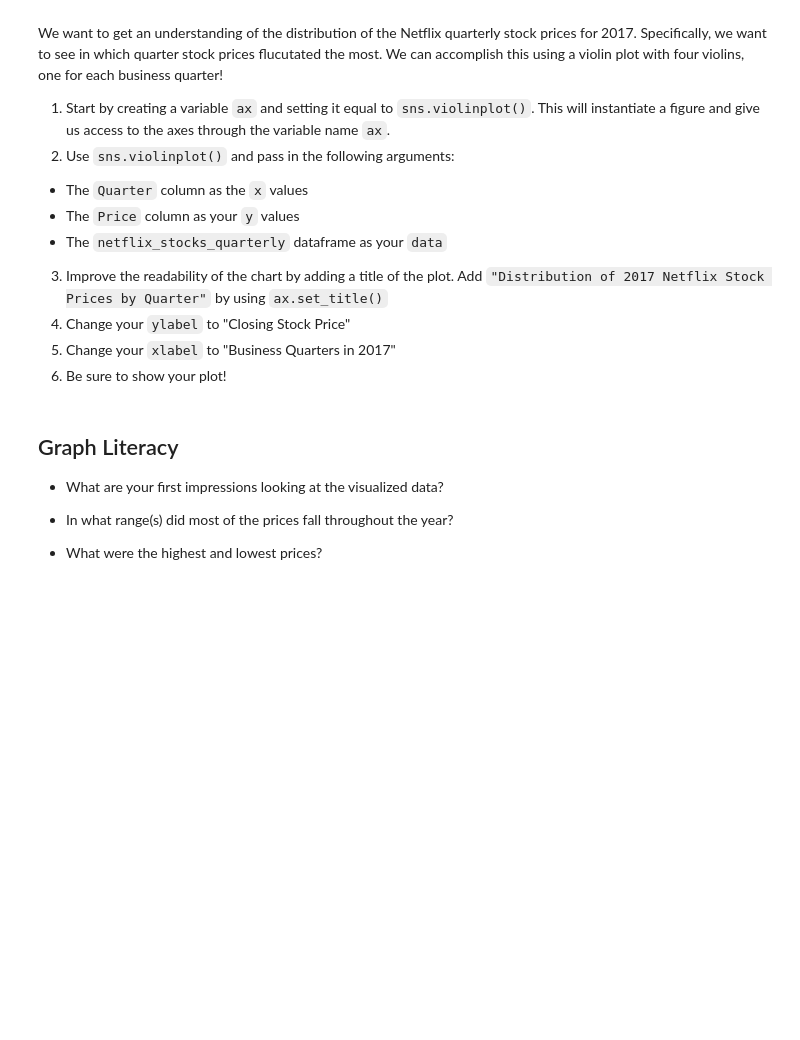
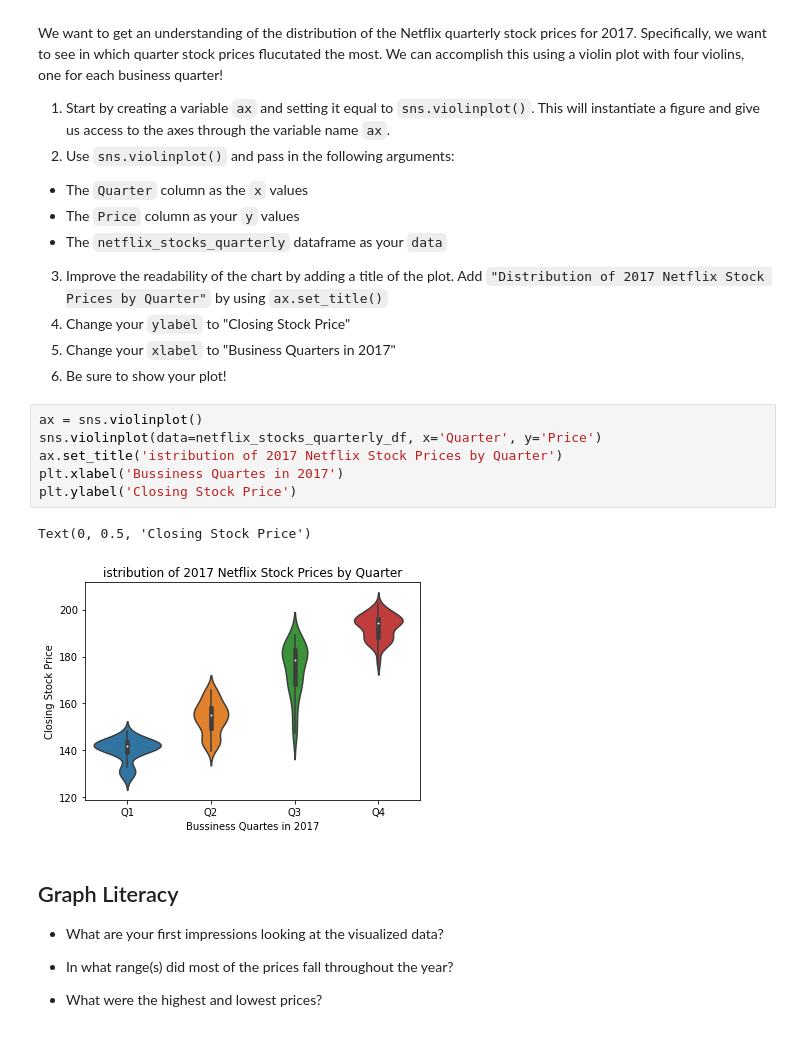
Before and after one commit to javierunix/codeacademy_datascience_path, a Jupyter notebook: Netflix Stocks Capstone/netflix_visualizations.ipynb, the cells around one changed output. Cells and saved outputs as stored; diff of their text form; blank space fills up the shorter version.

```diff
--- a/Netflix Stocks Capstone/netflix_visualizations.ipynb
+++ b/Netflix Stocks Capstone/netflix_visualizations.ipynb
@@ -173,6 +173,15 @@ We want to get an understanding of the distribution of the Netflix quarterly sto
 4. Change your `ylabel` to "Closing Stock Price"
 5. Change your `xlabel` to "Business Quarters in 2017"
 6. Be sure to show your plot!
+# %%
+ax = sns.violinplot()
+sns.violinplot(data=netflix_stocks_quarterly_df, x='Quarter', y='Price')
+ax.set_title('istribution of 2017 Netflix Stock Prices by Quarter')
+plt.xlabel('Bussiness Quartes in 2017')
+plt.ylabel('Closing Stock Price')
+# %% [output]
+Text(0, 0.5, 'Closing Stock Price')
+[figure, added]
 # %% [markdown]
 ## Graph Literacy
 - What are your first impressions looking at the visualized data?
```
